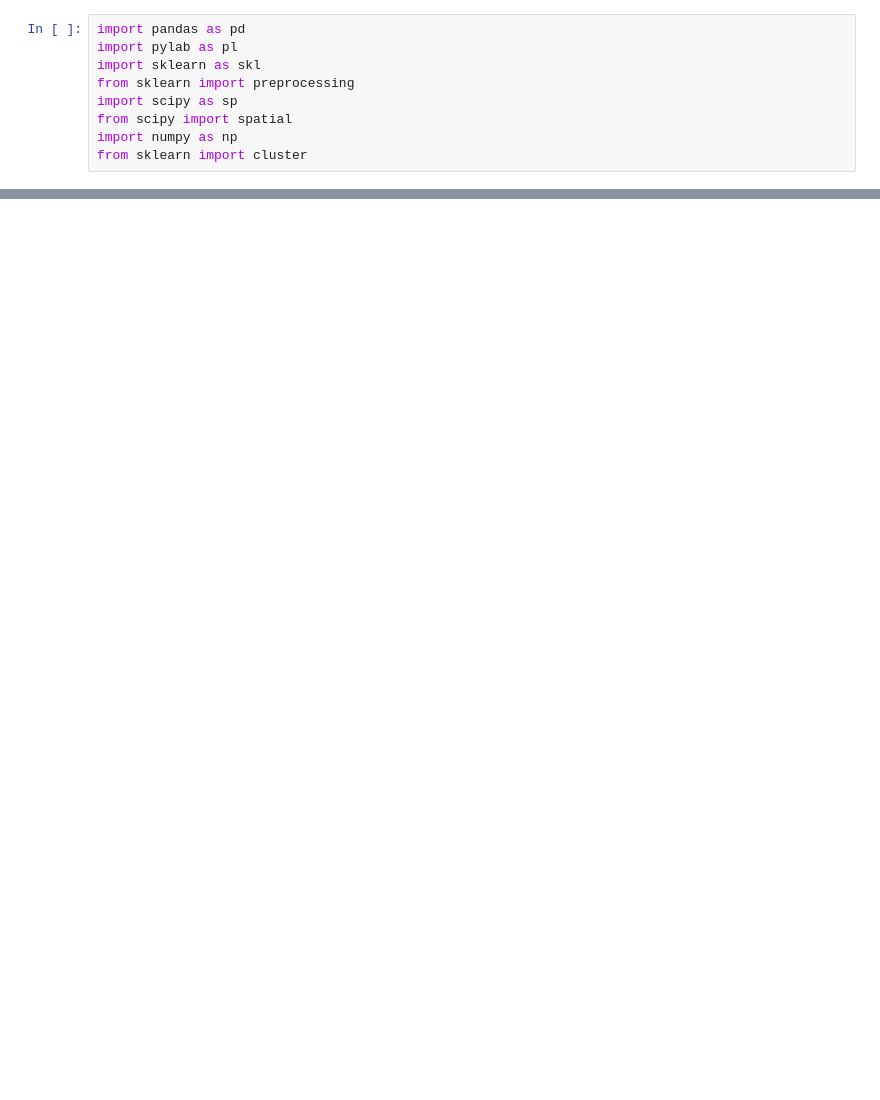
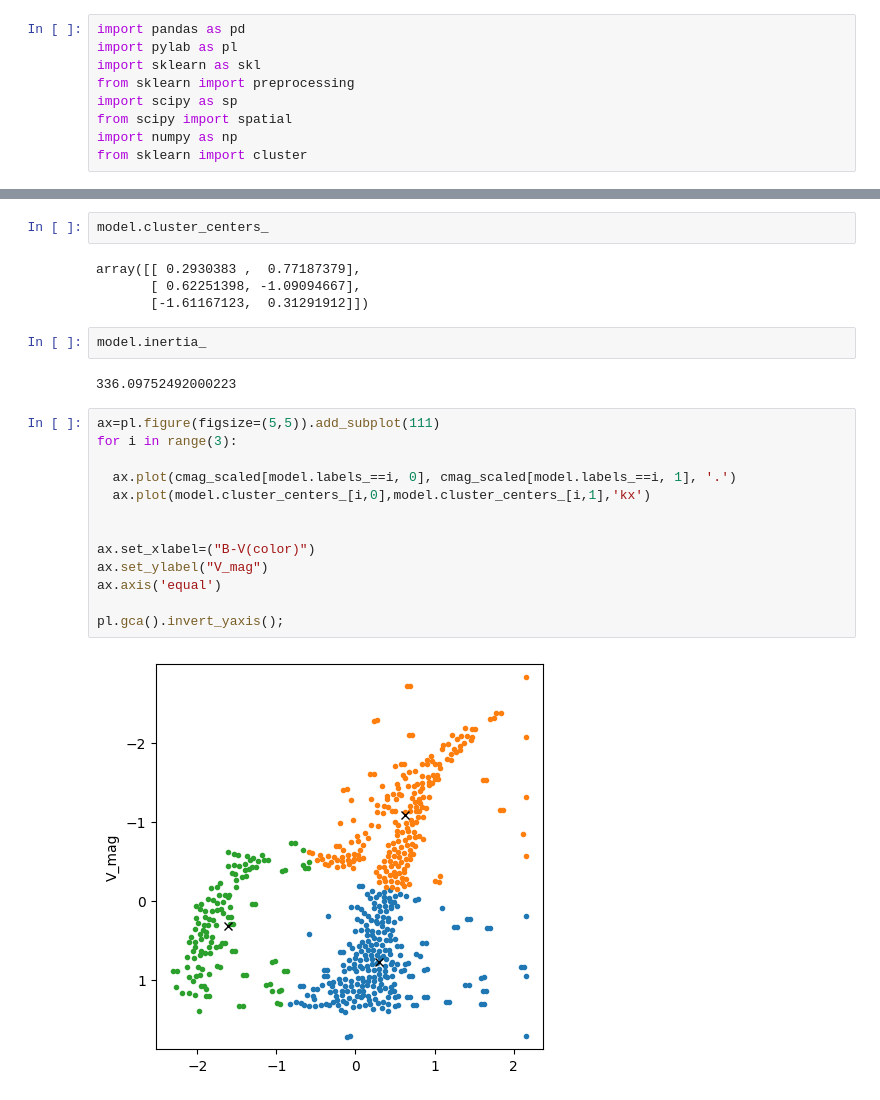
Before and after one commit to ipaliotti/MLPNS_IPaliotti, a Jupyter notebook: StellarPopClusterLab.ipynb, the cells around one changed output, grey strips where cells are left out. Drawn from its saved outputs; the diff is of its cells as text; blank space fills up the shorter version.

```diff
--- a/StellarPopClusterLab.ipynb
+++ b/StellarPopClusterLab.ipynb
@@ -28,0 +84,25 @@ cmag
+# %%
+model.cluster_centers_
+# %% [output]
+array([[ 0.2930383 ,  0.77187379],
+       [ 0.62251398, -1.09094667],
+       [-1.61167123,  0.31291912]])
+# %%
+model.inertia_
+# %% [output]
+336.09752492000223
+# %%
+ax=pl.figure(figsize=(5,5)).add_subplot(111)
+for i in range(3):
+
+  ax.plot(cmag_scaled[model.labels_==i, 0], cmag_scaled[model.labels_==i, 1], '.')
+  ax.plot(model.cluster_centers_[i,0],model.cluster_centers_[i,1],'kx')
+
+
+ax.set_xlabel=("B-V(color)")
+ax.set_ylabel("V_mag")
+ax.axis('equal')
+
+pl.gca().invert_yaxis();
+# %% [output]
+[figure, added]
```
Also changed, not shown: parts of 13 cells of this notebook.
